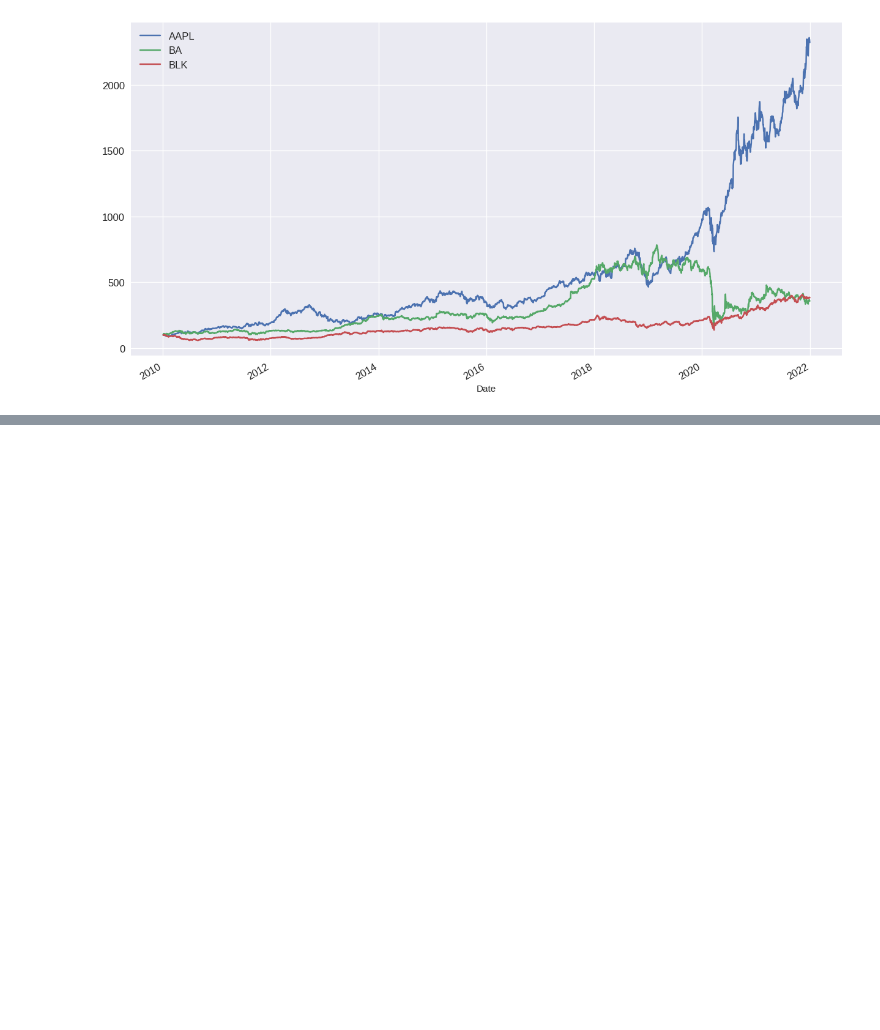
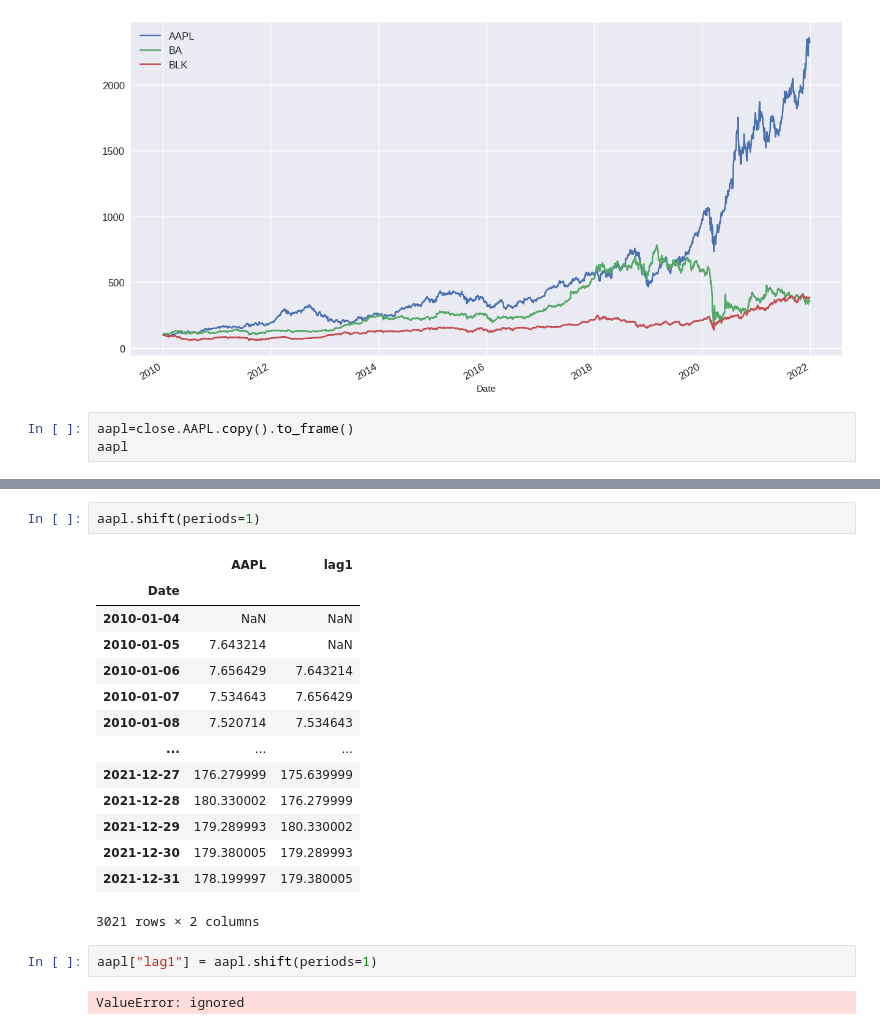
Before and after one commit to phil-debug/Algorithmic-Trading-Project, a Jupyter notebook: Algorithmic_Trading_Project.ipynb, the cells around one changed output, grey strips where cells are left out. Drawn from its saved outputs; the diff is of its cells as text; blank space fills up the shorter version.

```diff
--- a/Algorithmic_Trading_Project.ipynb
+++ b/Algorithmic_Trading_Project.ipynb
@@ -299,3 +304,6 @@ plt.legend(fontsize=12)
 plt.show()
 # %% [output]
 [figure]
+# %%
+aapl=close.AAPL.copy().to_frame()
+aapl
@@ -301,0 +325,21 @@ plt.show()
+# %%
+aapl.shift(periods=1)
+# %% [output]
+|  | AAPL | lag1 |
+| Date |  |  |
+| 2010-01-04 | NaN | NaN |
+| 2010-01-05 | 7.643214 | NaN |
+| 2010-01-06 | 7.656429 | 7.643214 |
+| 2010-01-07 | 7.534643 | 7.656429 |
+| 2010-01-08 | 7.520714 | 7.534643 |
+| ... | ... | ... |
+| 2021-12-27 | 176.279999 | 175.639999 |
+| 2021-12-28 | 180.330002 | 176.279999 |
+| 2021-12-29 | 179.289993 | 180.330002 |
+| 2021-12-30 | 179.380005 | 179.289993 |
+| 2021-12-31 | 178.199997 | 179.380005 |
+3021 rows × 2 columns
+# %%
+aapl["lag1"] = aapl.shift(periods=1)
+# %% [output]
+ValueError: ignored
```
Also changed, not shown: parts of 2 cells of this notebook.
